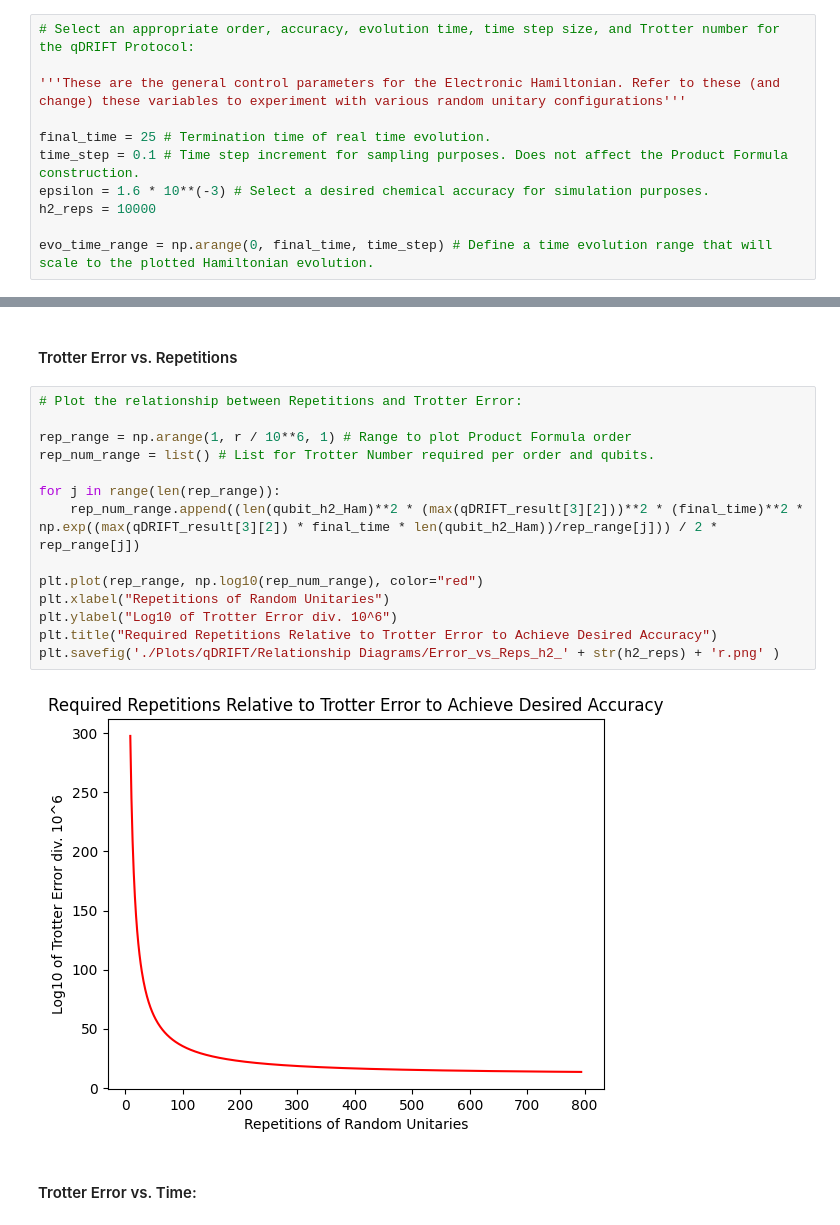
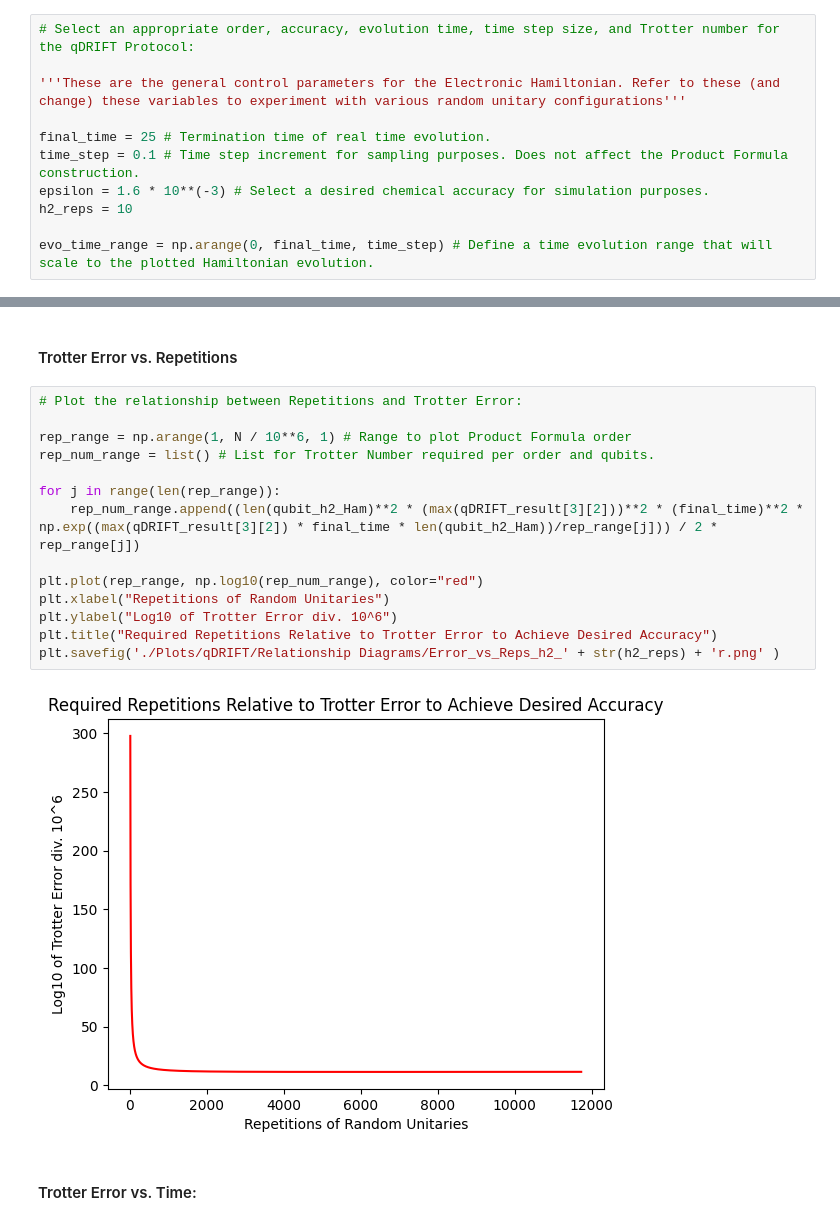
Before and after one commit to SeanSR5/PNNL_SULI_2023, a Jupyter notebook: QuantAlgos/qDRIFT.ipynb, the cells around one changed output, grey strips where cells are left out. Cells and saved outputs as stored; diff of their text form.

```diff
--- a/QuantAlgos/qDRIFT.ipynb
+++ b/QuantAlgos/qDRIFT.ipynb
@@ -335,7 +331,7 @@ The cell below holds the Electronic Hamiltonian parameters. Configure these valu
 final_time = 25 # Termination time of real time evolution.
 time_step = 0.1 # Time step increment for sampling purposes. Does not affect the Product Formula construction.
 epsilon = 1.6 * 10**(-3) # Select a desired chemical accuracy for simulation purposes.
-h2_reps = 10000
+h2_reps = 10
 
 evo_time_range = np.arange(0, final_time, time_step) # Define a time evolution range that will scale to the plotted Hamiltonian evolution.
 # %%
@@ -440,19 +436,19 @@ The plots within this section will highlight some key characteristics that disti
 # %%
 # Plot the relationship between Repetitions and Trotter Error:
 
-rep_range = np.arange(1, r / 10**6, 1) # Range to plot Product Formula order
+rep_range = np.arange(1, N / 10**6, 1) # Range to plot Product Formula order
 rep_num_range = list() # List for Trotter Number required per order and qubits.
 
 for j in range(len(rep_range)):
     rep_num_range.append((len(qubit_h2_Ham)**2 * (max(qDRIFT_result[3][2]))**2 * (final_time)**2 * np.exp((max(qDRIFT_result[3][2]) * final_time * len(qubit_h2_Ham))/rep_range[j])) / 2 * rep_range[j])
 
 plt.plot(rep_range, np.log10(rep_num_range), color="red")
 plt.xlabel("Repetitions of Random Unitaries")
 plt.ylabel("Log10 of Trotter Error div. 10^6")
 plt.title("Required Repetitions Relative to Trotter Error to Achieve Desired Accuracy")
 plt.savefig('./Plots/qDRIFT/Relationship Diagrams/Error_vs_Reps_h2_' + str(h2_reps) + 'r.png' )
 # %% [output]
-[figure, old version]
+[figure, new version]
 # %% [markdown]
 #### Trotter Error vs. Time:
 # %%
```
Also changed, not shown: parts of 31 cells of this notebook, 15 other files.
